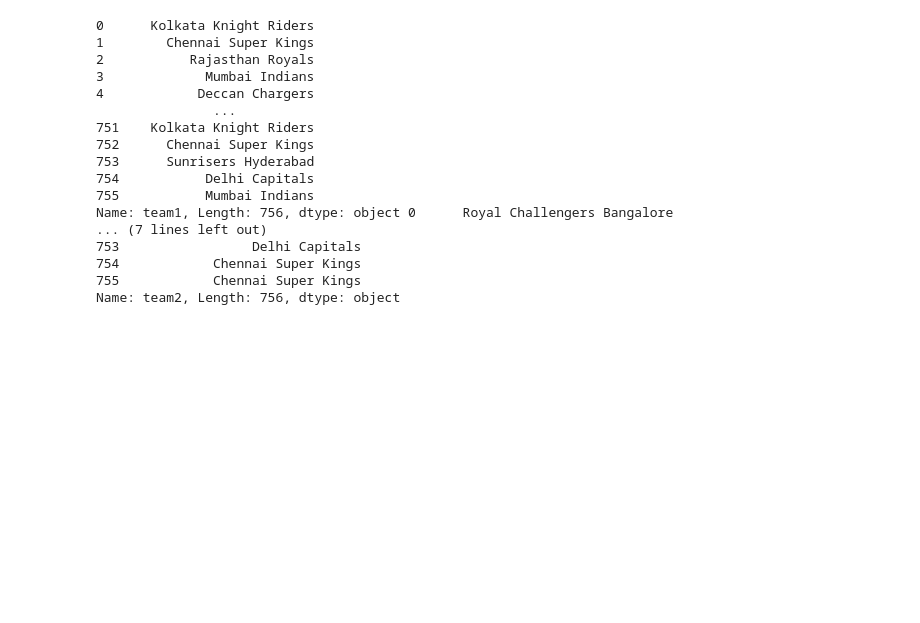
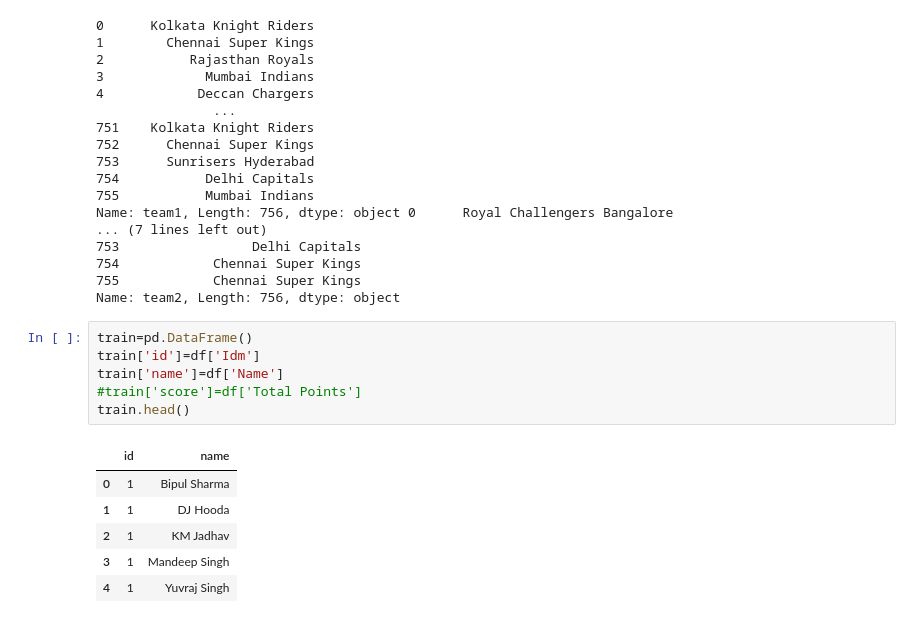
Before and after one commit to trigger007/IPL-kaggle, a Jupyter notebook: train.ipynb, the cells around one changed output. Cells and saved outputs as stored; diff of their text form; blank space fills up the shorter version.

```diff
--- a/train.ipynb
+++ b/train.ipynb
@@ -94,3 +90,16 @@ Name: team1, Length: 756, dtype: object 0      Royal Challengers Bangalore
 754            Chennai Super Kings
 755            Chennai Super Kings
 Name: team2, Length: 756, dtype: object
+# %%
+train=pd.DataFrame()
+train['id']=df['Idm']
+train['name']=df['Name']
+#train['score']=df['Total Points']
+train.head()
+# %% [output]
+|  | id | name |
+| 0 | 1 | Bipul Sharma |
+| 1 | 1 | DJ Hooda |
+| 2 | 1 | KM Jadhav |
+| 3 | 1 | Mandeep Singh |
+| 4 | 1 | Yuvraj Singh |
```
Also changed, not shown: parts of 4 cells of this notebook, 1 other file.
